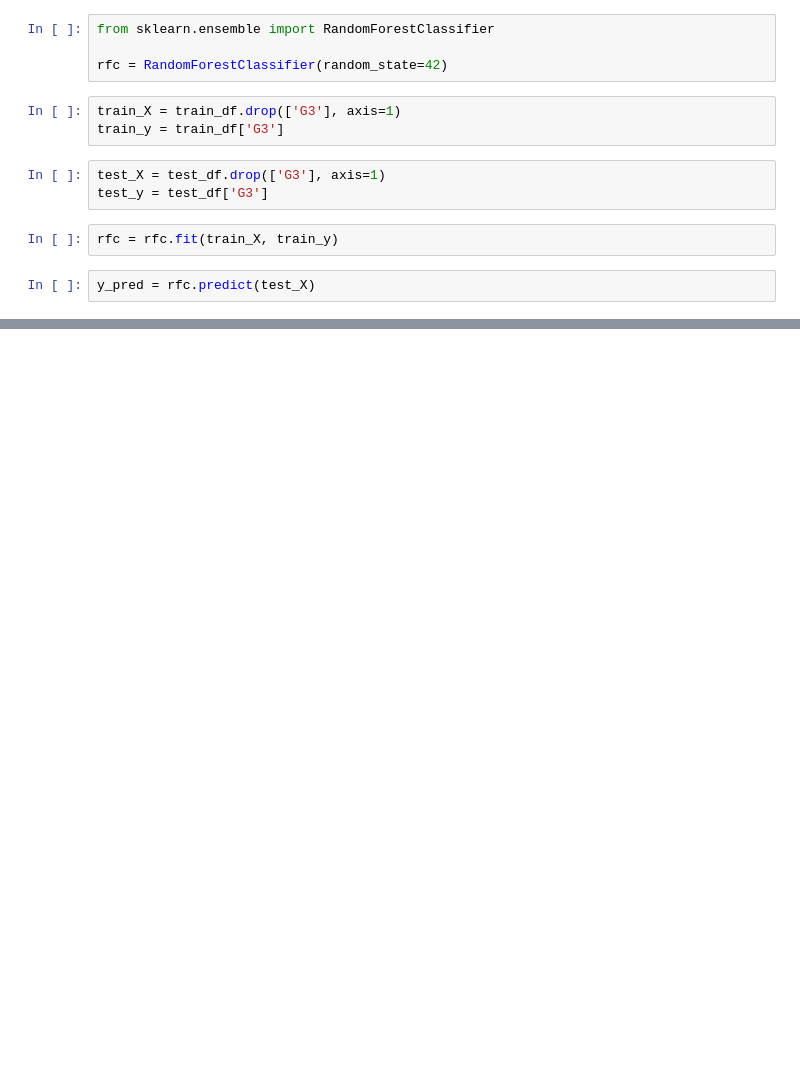
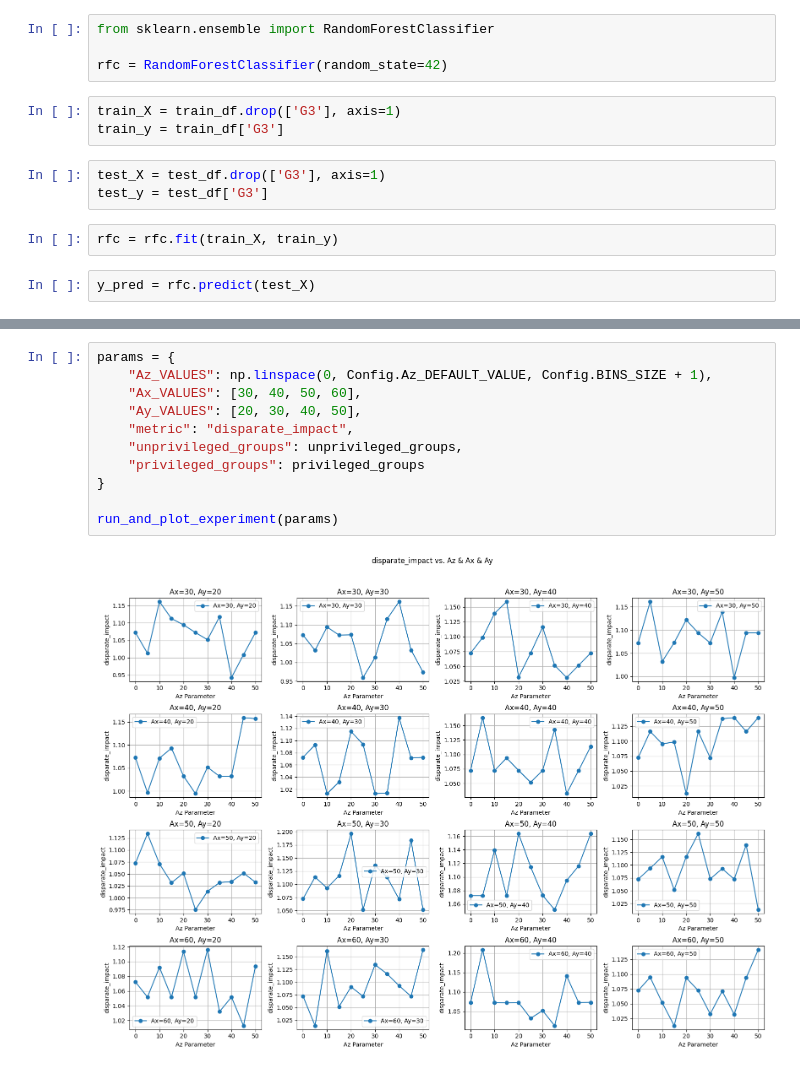
Before and after one commit to Dichik/Experiments-AAAI-24, a Jupyter notebook: notebooks/mult_repair_levels_student_performance/lfr_check.ipynb, the cells around one changed output, grey strips where cells are left out. Cells and saved outputs as stored; diff of their text form; blank space fills up the shorter version.

```diff
--- a/notebooks/mult_repair_levels_student_performance/lfr_check.ipynb
+++ b/notebooks/mult_repair_levels_student_performance/lfr_check.ipynb
@@ -406,0 +317,13 @@ KeyboardInterrupt:
+# %%
+params = {
+    "Az_VALUES": np.linspace(0, Config.Az_DEFAULT_VALUE, Config.BINS_SIZE + 1),
+    "Ax_VALUES": [30, 40, 50, 60],
+    "Ay_VALUES": [20, 30, 40, 50],
+    "metric": "disparate_impact",
+    "unprivileged_groups": unprivileged_groups,
+    "privileged_groups": privileged_groups
+}
+
+run_and_plot_experiment(params)
+# %% [output]
+[figure, added]
```
Also changed, not shown: parts of 43 cells of this notebook, 57 other files.
